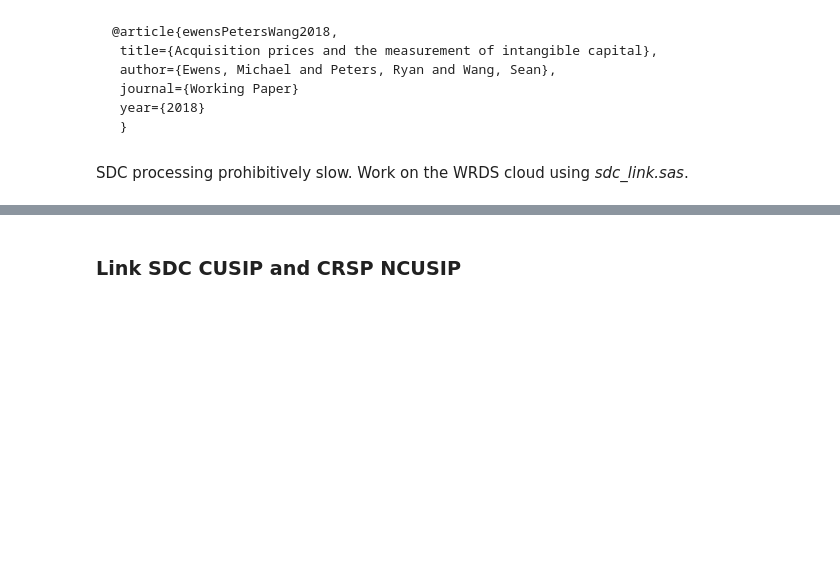
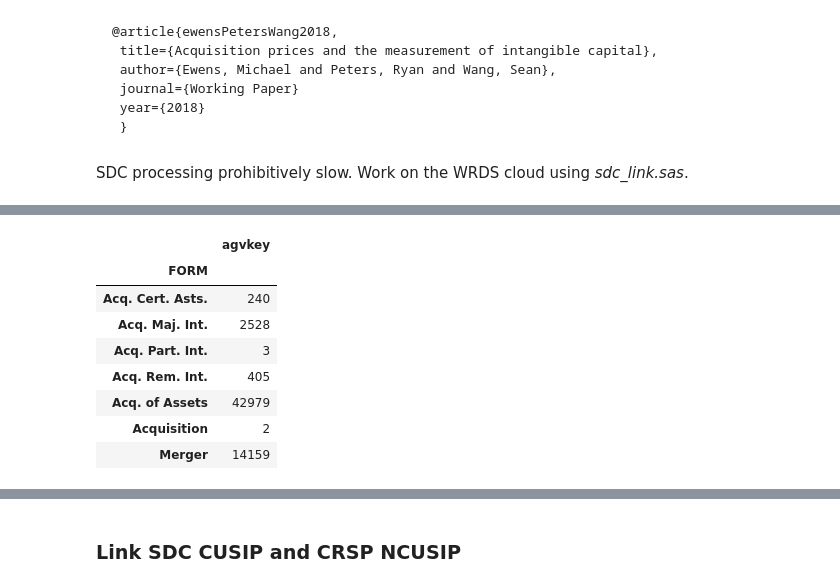
Before and after one commit to heejinohn/cko2019, a Jupyter notebook: 1_code/Review_IV.ipynb, the cells around one changed output, grey strips where cells are left out. Cells and saved outputs as stored; diff of their text form; code cells hidden in the pictures; blank space fills up the shorter version.

```diff
--- a/1_code/Review_IV.ipynb
+++ b/1_code/Review_IV.ipynb
@@ -273,8 +280,0 @@ sdc_link.head()
-# %%
-compmna.set_index('master_deal_no', inplace=True)
-# %%
-compmna = pd.merge(compmna, sdc_link, left_index=True, right_index=True, how='left')
-# %%
-compmna['link'] = np.where(compmna['link'].isna(), 0, 1)
-# %%
-compmna.index.name = 'master_deal_no'
@@ -300,3 +296,15 @@ compmna[compmna['master_cusip'].duplicated()]
 # # date variables
 # for col in ['DATEANN', 'DATEEFF', 'DATEFIN']:
 #     compmna[col] = compmna[col].astype('datetime64[ns]')
+# %%
+compmna[['FORM','agvkey']].groupby('FORM').count()
+# %% [output]
+|  | agvkey |
+| FORM |  |
+| Acq. Cert. Asts. | 240 |
+| Acq. Maj. Int. | 2528 |
+| Acq. Part. Int. | 3 |
+| Acq. Rem. Int. | 405 |
+| Acq. of Assets | 42979 |
+| Acquisition | 2 |
+| Merger | 14159 |
```
Also changed, not shown: parts of 26 cells of this notebook.
